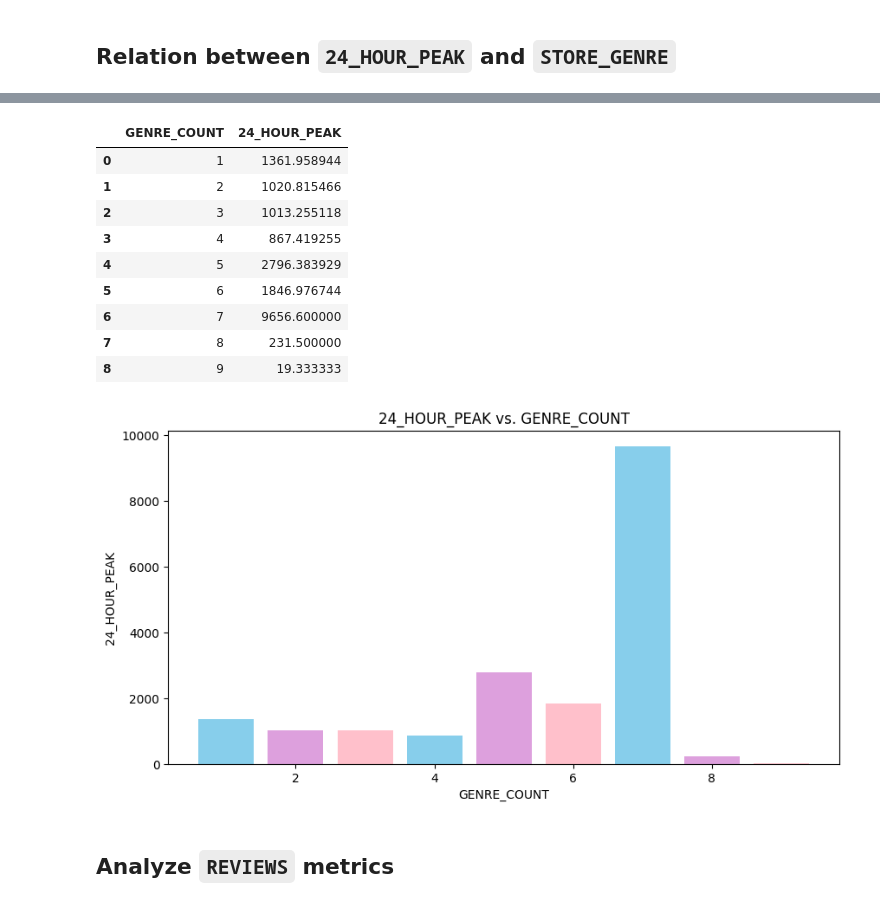
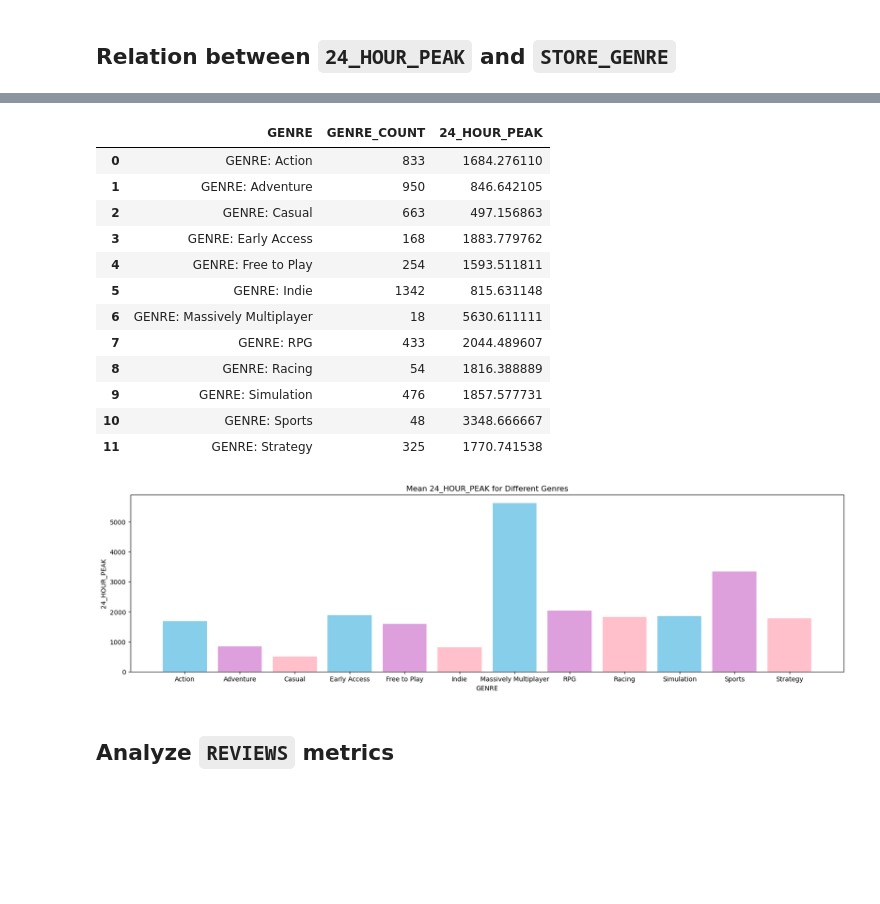
Before and after one commit to F102M8/data-science-project, a Jupyter notebook: Analysis_Modeling.ipynb, the cells around one changed output, grey strips where cells are left out. Cells and saved outputs as stored; diff of their text form; code cells hidden in the pictures; blank space fills up the shorter version.

```diff
--- a/Analysis_Modeling.ipynb
+++ b/Analysis_Modeling.ipynb
@@ -508,7 +519,7 @@ for metric in metrics:
     plt.xlabel('Number of Platforms Supported')
     plt.ylabel(metric)
     plt.title(f'{metric} vs. Number of Platforms Supported')
-    plt.xticks(range(1, 3))
+    plt.xticks(range(1, 4))
     plt.show()
 # %% [output]
 [figure]
@@ -554,38 +564,41 @@ GENRE: Strategy 1770.7415384615385
 # %%
-df['GENRE_COUNT'] = df[genres].sum(axis=1)
-numerical_features.append('GENRE_COUNT')
+genres_counts = df[genres].sum()
 
-genres_groups = df.groupby('GENRE_COUNT').agg({
-    '24_HOUR_PEAK': 'mean'
+genres_groups = pd.DataFrame({
+    "GENRE": genres_counts.index,
+    "GENRE_COUNT": genres_counts.values
 })
 
-genres_groups.reset_index(inplace=True)
+genres_groups['24_HOUR_PEAK'] = pd.Series([df[df[idx] == 1]['24_HOUR_PEAK'].mean()  for idx in genres_counts.index])
 
 genres_groups
 # %% [output]
-|  | GENRE_COUNT | 24_HOUR_PEAK |
-| 0 | 1 | 1361.958944 |
-| 1 | 2 | 1020.815466 |
-| 2 | 3 | 1013.255118 |
-| 3 | 4 | 867.419255 |
-| 4 | 5 | 2796.383929 |
-| 5 | 6 | 1846.976744 |
-| 6 | 7 | 9656.600000 |
-| 7 | 8 | 231.500000 |
-| 8 | 9 | 19.333333 |
+|  | GENRE | GENRE_COUNT | 24_HOUR_PEAK |
+| 0 | GENRE: Action | 833 | 1684.276110 |
+| 1 | GENRE: Adventure | 950 | 846.642105 |
+| 2 | GENRE: Casual | 663 | 497.156863 |
+| 3 | GENRE: Early Access | 168 | 1883.779762 |
+| 4 | GENRE: Free to Play | 254 | 1593.511811 |
+| 5 | GENRE: Indie | 1342 | 815.631148 |
+| 6 | GENRE: Massively Multiplayer | 18 | 5630.611111 |
+| 7 | GENRE: RPG | 433 | 2044.489607 |
+| 8 | GENRE: Racing | 54 | 1816.388889 |
+| 9 | GENRE: Simulation | 476 | 1857.577731 |
+| 10 | GENRE: Sports | 48 | 3348.666667 |
+| 11 | GENRE: Strategy | 325 | 1770.741538 |
 # %%
 colors = ['skyblue', 'plum', 'pink']
 metrics = ['24_HOUR_PEAK']
 
 for metric in metrics:
-    plt.figure(figsize=(10, 5))
-    plt.bar(genres_groups['GENRE_COUNT'], genres_groups[metric], color=colors)
-    plt.xlabel('GENRE_COUNT')
+    plt.figure(figsize=(20, 5))
+    plt.bar(genres_groups['GENRE'].str.replace('GENRE: ', ''), genres_groups[metric], color=colors)
+    plt.xlabel('GENRE')
     plt.ylabel(metric)
-    plt.title(f'{metric} vs. GENRE_COUNT')
+    plt.title(f'Mean {metric} for Different Genres')
     plt.show()
 # %% [output]
-[figure, old version]
+[figure, new version]
 # %% [markdown]
 ## Analyze `REVIEWS` metrics
 # %%
```
Also changed, not shown: parts of 21 cells of this notebook, 1 other file.
